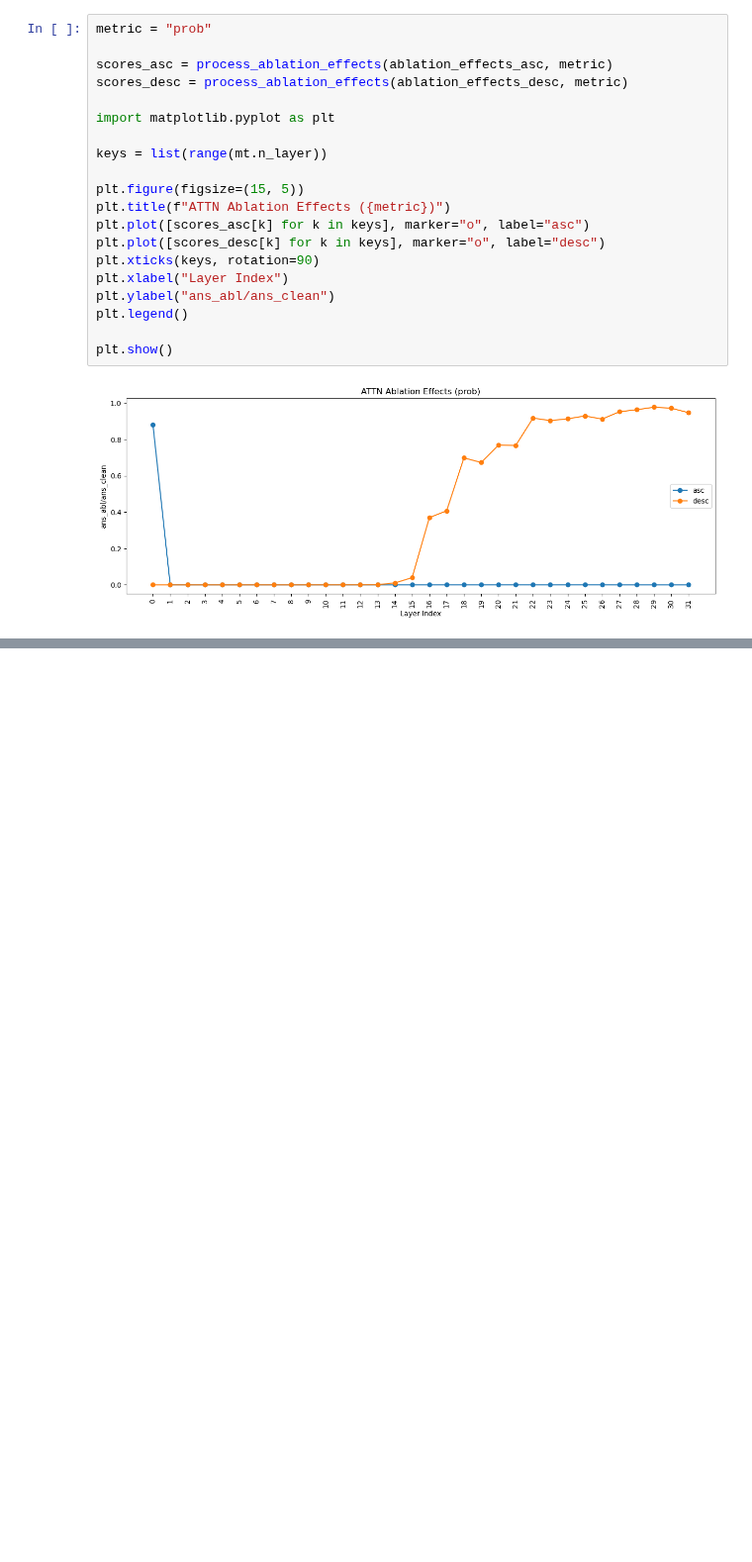
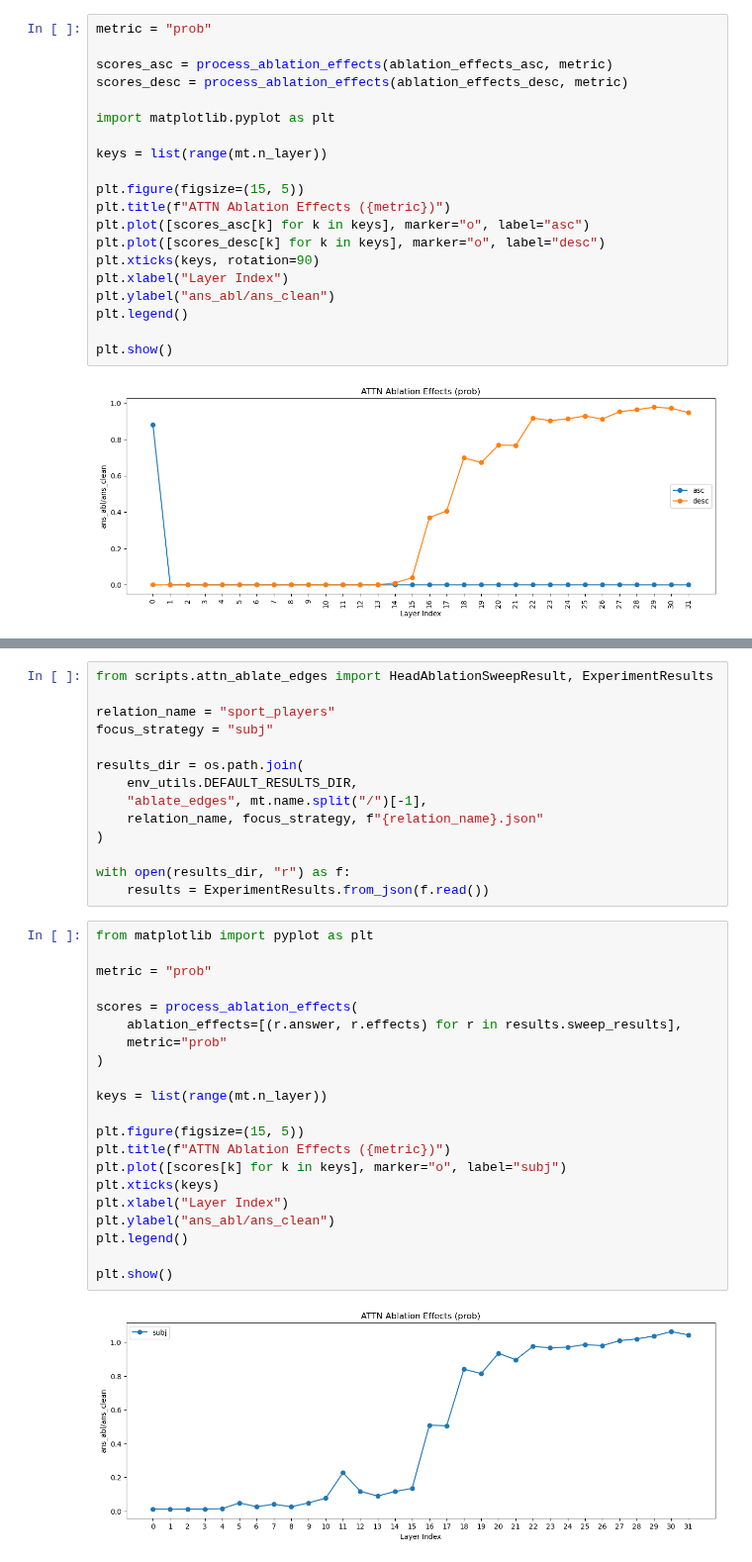
Before and after one commit to arnab-api/filter, a Jupyter notebook: notebooks/ablate_ATTN.ipynb, the cells around one changed output, grey strips where cells are left out. Shown at 99% size. Cells and saved outputs as stored; diff of their text form; blank space fills up the shorter version.

```diff
--- a/notebooks/ablate_ATTN.ipynb
+++ b/notebooks/ablate_ATTN.ipynb
@@ -374,0 +536,37 @@ plt.show()
+# %%
+from scripts.attn_ablate_edges import HeadAblationSweepResult, ExperimentResults
+
+relation_name = "sport_players"
+focus_strategy = "subj"
+
+results_dir = os.path.join(
+    env_utils.DEFAULT_RESULTS_DIR,
+    "ablate_edges", mt.name.split("/")[-1],
+    relation_name, focus_strategy, f"{relation_name}.json"
+)
+
+with open(results_dir, "r") as f:
+    results = ExperimentResults.from_json(f.read())
+# %%
+from matplotlib import pyplot as plt
+
+metric = "prob"
+
+scores = process_ablation_effects(
+    ablation_effects=[(r.answer, r.effects) for r in results.sweep_results],
+    metric="prob"
+)
+
+keys = list(range(mt.n_layer))
+
+plt.figure(figsize=(15, 5))
+plt.title(f"ATTN Ablation Effects ({metric})")
+plt.plot([scores[k] for k in keys], marker="o", label="subj")
+plt.xticks(keys)
+plt.xlabel("Layer Index")
+plt.ylabel("ans_abl/ans_clean")
+plt.legend()
+
+plt.show()
+# %% [output]
+[figure, added]
```
Also changed, not shown: parts of 21 cells of this notebook, 7 other files.
